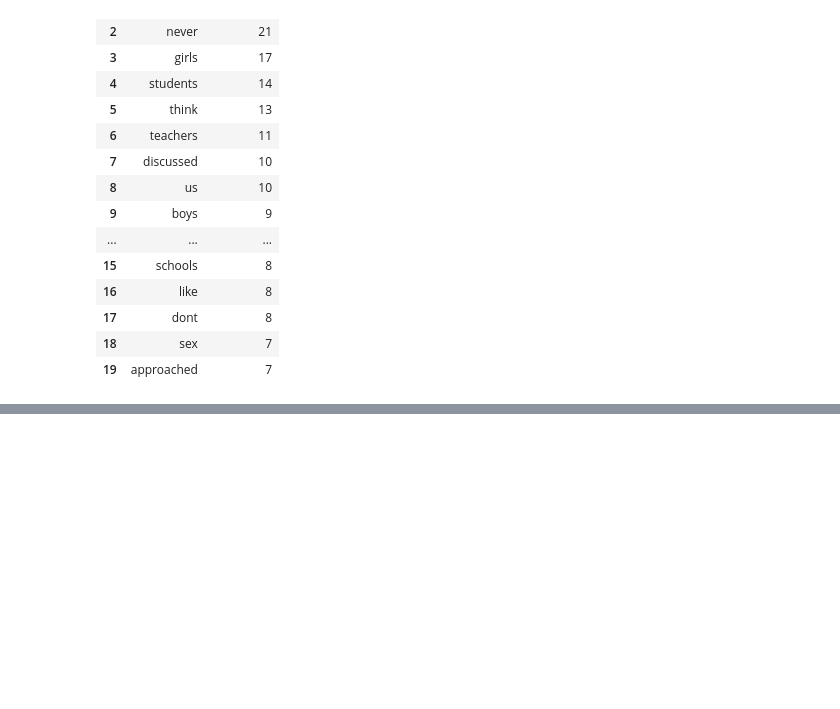
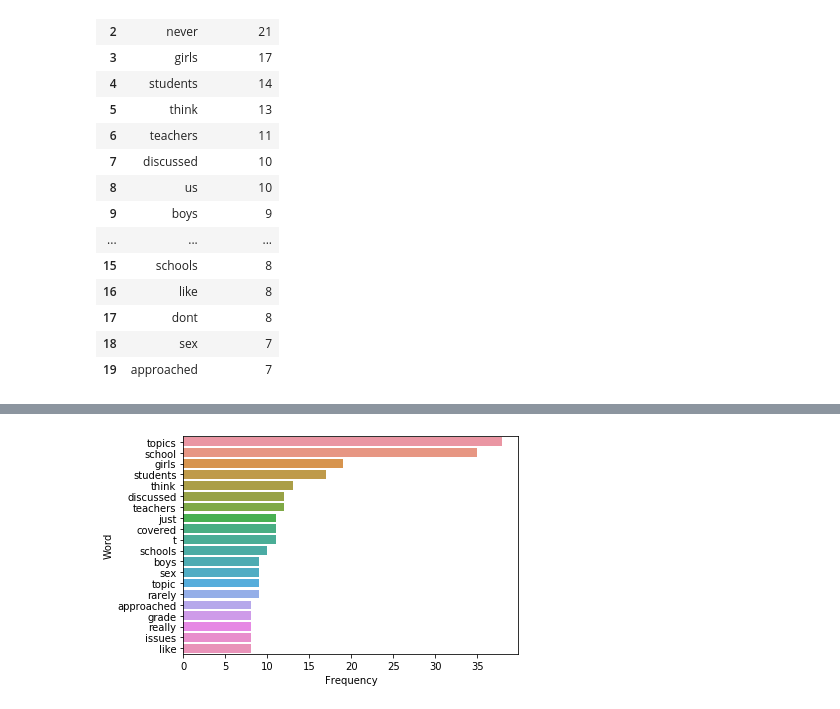
Before and after one commit to anusha0712/Sex-Ed-Survey, a Jupyter notebook: Education Survey.ipynb, the cells around one changed output, grey strips where cells are left out. Drawn from its saved outputs; the diff is of its cells as text; code cells hidden in the pictures; blank space fills up the shorter version.

```diff
--- a/Education Survey.ipynb
+++ b/Education Survey.ipynb
@@ -98,0 +204,8 @@ df_es
+# %%
+# What other processing steps could you include here
+# ... instead of doing them manually above?
+bigram_vectorizer = CountVectorizer(ngram_range = (1,2),
+                                    stop_words = "english",
+                                    token_pattern = r'\b\w+\b',
+                                    min_df = 1)
+bigram_vectorizer
@@ -98,0 +219,10 @@ df_es
+# %%
+# Analyze long_string in the bigram bag of words
+analyze = bigram_vectorizer.build_analyzer()
+
+vocab = analyze(long_string)
+# %%
+# Show the 20 most commons
+freq = Counter(vocab)
+stop_df = pd.DataFrame(freq.most_common(20), columns = ["Word", "Frequency"])
+stop_df #the difference is that now the bigrams are aligned
@@ -98,0 +262,7 @@ df_es
+# %%
+hr_barplot = sns.barplot(x = "Frequency",
+                         y = "Word",
+                         data = stop_df,
+                         orient = "h")
+# %% [output]
+[figure, added]
```
Also changed, not shown: parts of 31 cells of this notebook, 1 other file.
